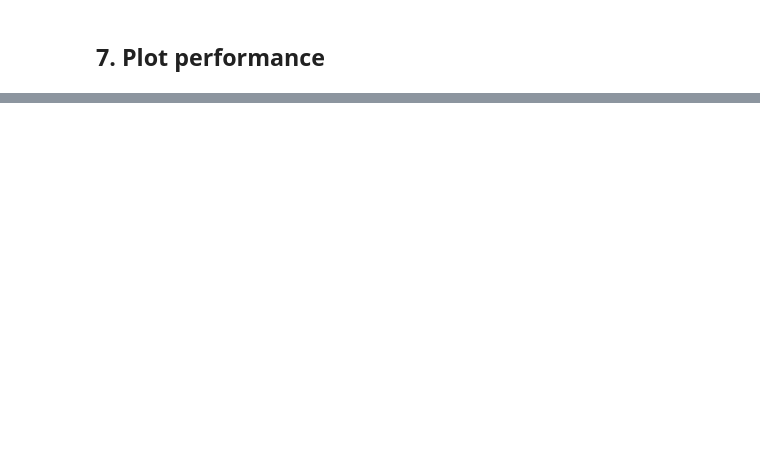
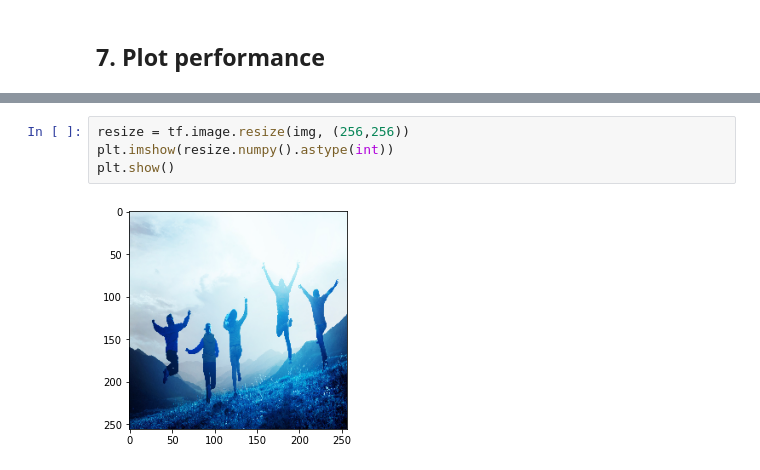
Before and after one commit to denotevn/Deep-Learing-with-Tensorflow-and-Keras, a Jupyter notebook: Deep NN Image Classifier/main.ipynb, the cells around one changed output, grey strips where cells are left out. Saved outputs shown, nothing was run; the diff lists cells and outputs as text; blank space fills up the shorter version.

```diff
--- a/Deep NN Image Classifier/main.ipynb
+++ b/Deep NN Image Classifier/main.ipynb
@@ -226,0 +289,6 @@ plt.show()
+# %%
+resize = tf.image.resize(img, (256,256))
+plt.imshow(resize.numpy().astype(int))
+plt.show()
+# %% [output]
+[figure, added]
```
Also changed, not shown: parts of 16 cells of this notebook, 2 other files.
